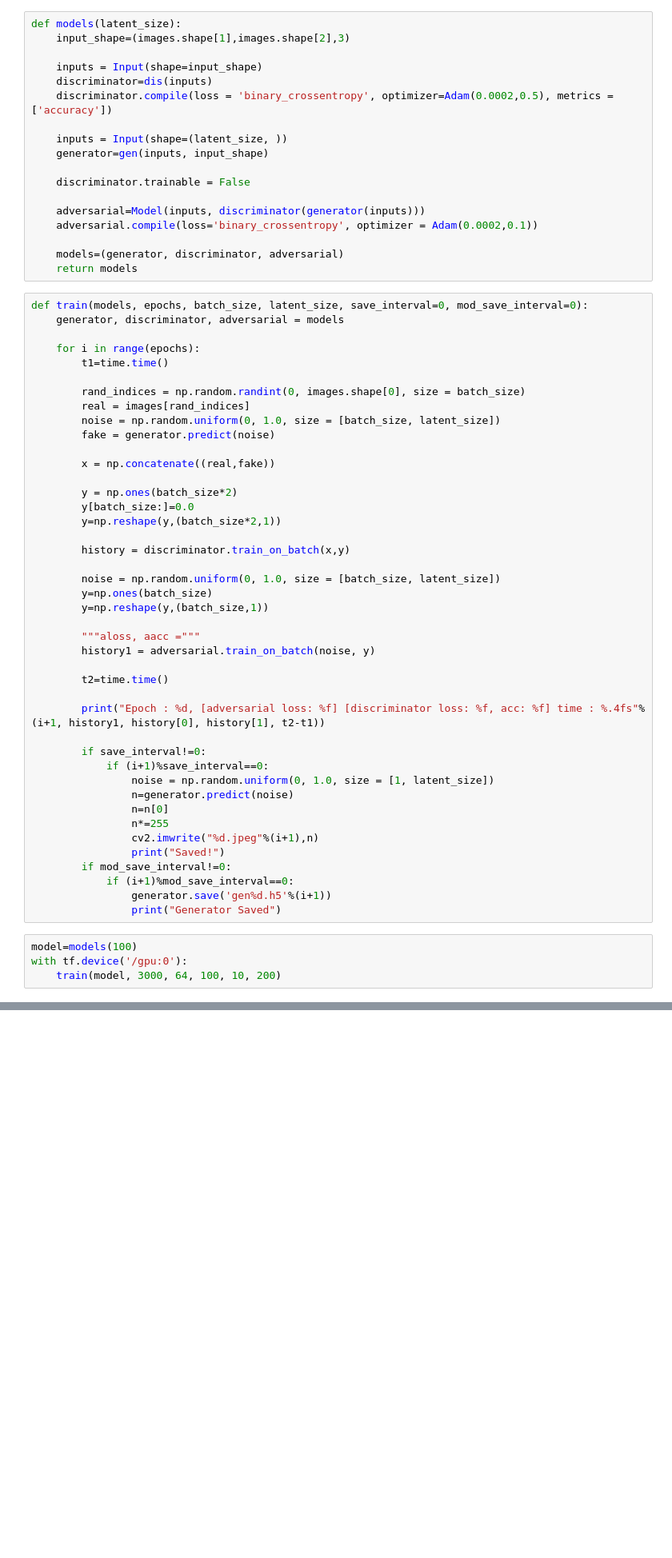
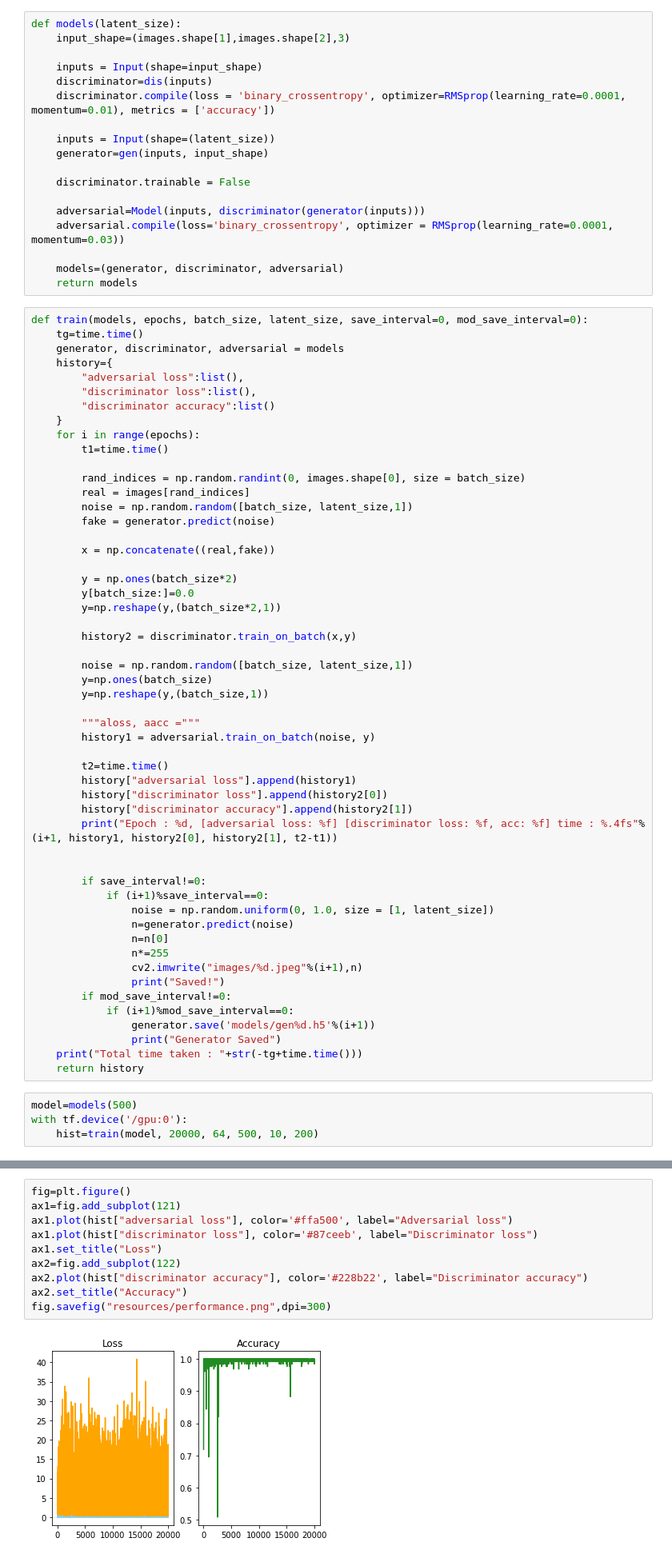
Before and after one commit to sagnik106/Face-Generation-GAN, a Jupyter notebook: Model.ipynb, the cells around one changed output, grey strips where cells are left out. Shown: that part at 80% size. Saved outputs shown, nothing was run; the diff lists cells and outputs as text; blank space fills up the shorter version.

```diff
--- a/Model.ipynb
+++ b/Model.ipynb
@@ -103,28 +123,33 @@ def models(latent_size):
 
     inputs = Input(shape=input_shape)
     discriminator=dis(inputs)
-    discriminator.compile(loss = 'binary_crossentropy', optimizer=Adam(0.0002,0.5), metrics = ['accuracy'])
+    discriminator.compile(loss = 'binary_crossentropy', optimizer=RMSprop(learning_rate=0.0001, momentum=0.01), metrics = ['accuracy'])
 
-    inputs = Input(shape=(latent_size, ))
+    inputs = Input(shape=(latent_size))
     generator=gen(inputs, input_shape)
 
     discriminator.trainable = False
 
     adversarial=Model(inputs, discriminator(generator(inputs)))
-    adversarial.compile(loss='binary_crossentropy', optimizer = Adam(0.0002,0.1))
+    adversarial.compile(loss='binary_crossentropy', optimizer = RMSprop(learning_rate=0.0001, momentum=0.03))
 
     models=(generator, discriminator, adversarial)
     return models
 # %%
 def train(models, epochs, batch_size, latent_size, save_interval=0, mod_save_interval=0):
+    tg=time.time()
     generator, discriminator, adversarial = models
-
+    history={
+        "adversarial loss":list(),
+        "discriminator loss":list(),
+        "discriminator accuracy":list()
+    }
     for i in range(epochs):
         t1=time.time()
 
         rand_indices = np.random.randint(0, images.shape[0], size = batch_size)
         real = images[rand_indices]
-        noise = np.random.uniform(0, 1.0, size = [batch_size, latent_size])
+        noise = np.random.random([batch_size, latent_size,1])
         fake = generator.predict(noise)
 
         x = np.concatenate((real,fake))
@@ -133,9 +158,9 @@ def train(models, epochs, batch_size, latent_size, save_interval=0, mod_save_int
         y[batch_size:]=0.0
         y=np.reshape(y,(batch_size*2,1))
 
-        history = discriminator.train_on_batch(x,y)
+        history2 = discriminator.train_on_batch(x,y)
 
-        noise = np.random.uniform(0, 1.0, size = [batch_size, latent_size])
+        noise = np.random.random([batch_size, latent_size,1])
         y=np.ones(batch_size)
         y=np.reshape(y,(batch_size,1))
 
@@ -143,8 +168,11 @@ def train(models, epochs, batch_size, latent_size, save_interval=0, mod_save_int
         history1 = adversarial.train_on_batch(noise, y)
 
         t2=time.time()
+        history["adversarial loss"].append(history1)
+        history["discriminator loss"].append(history2[0])
+        history["discriminator accuracy"].append(history2[1])
+        print("Epoch : %d, [adversarial loss: %f] [discriminator loss: %f, acc: %f] time : %.4fs"%(i+1, history1, history2[0], history2[1], t2-t1))
 
-        print("Epoch : %d, [adversarial loss: %f] [discriminator loss: %f, acc: %f] time : %.4fs"%(i+1, history1, history[0], history[1], t2-t1))
 
         if save_interval!=0:
             if (i+1)%save_interval==0:
@@ -152,14 +180,16 @@ def train(models, epochs, batch_size, latent_size, save_interval=0, mod_save_int
                 n=generator.predict(noise)
                 n=n[0]
                 n*=255
-                cv2.imwrite("%d.jpeg"%(i+1),n)
+                cv2.imwrite("images/%d.jpeg"%(i+1),n)
                 print("Saved!")
         if mod_save_interval!=0:
             if (i+1)%mod_save_interval==0:
-                generator.save('gen%d.h5'%(i+1))
+                generator.save('models/gen%d.h5'%(i+1))
                 print("Generator Saved")
+    print("Total time taken : "+str(-tg+time.time()))
+    return history
 # %%
-model=models(100)
+model=models(500)
 with tf.device('/gpu:0'):
-    train(model, 3000, 64, 100, 10, 200)
+    hist=train(model, 20000, 64, 500, 10, 200)
 # %% [output]
@@ -183,2 +213,14 @@ Epoch : 427, [adversarial loss: 0.667845] [discriminator loss: 0.702262, acc: 0.
+# %%
+fig=plt.figure()
+ax1=fig.add_subplot(121)
+ax1.plot(hist["adversarial loss"], color='#ffa500', label="Adversarial loss")
+ax1.plot(hist["discriminator loss"], color='#87ceeb', label="Discriminator loss")
+ax1.set_title("Loss")
+ax2=fig.add_subplot(122)
+ax2.plot(hist["discriminator accuracy"], color='#228b22', label="Discriminator accuracy")
+ax2.set_title("Accuracy")
+fig.savefig("resources/performance.png",dpi=300)
+# %% [output]
+[figure, added]
 # %%
 generator, discriminator, adversarial = model
```
Also changed, not shown: parts of 9 cells of this notebook, 4 other files.
